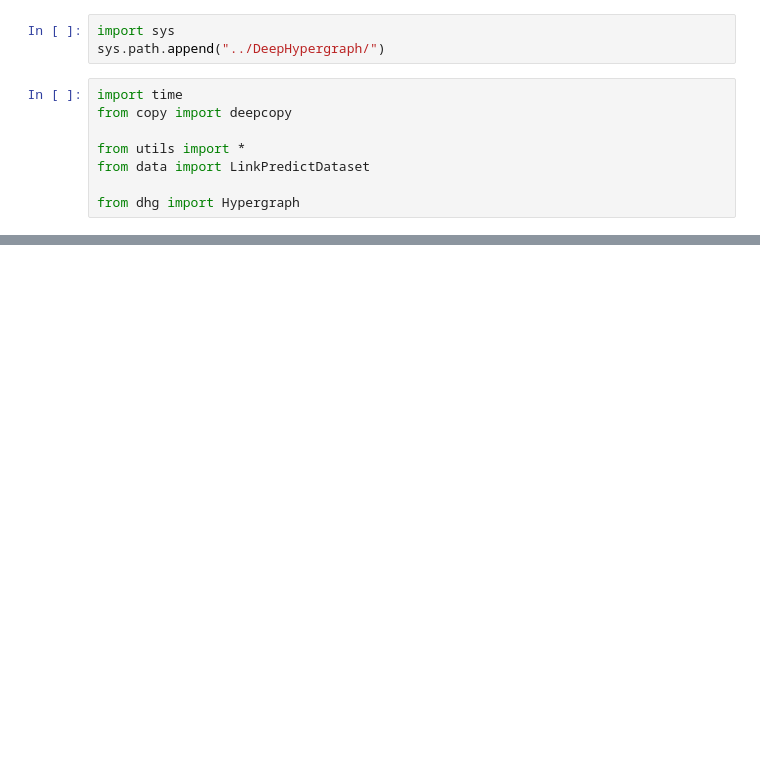
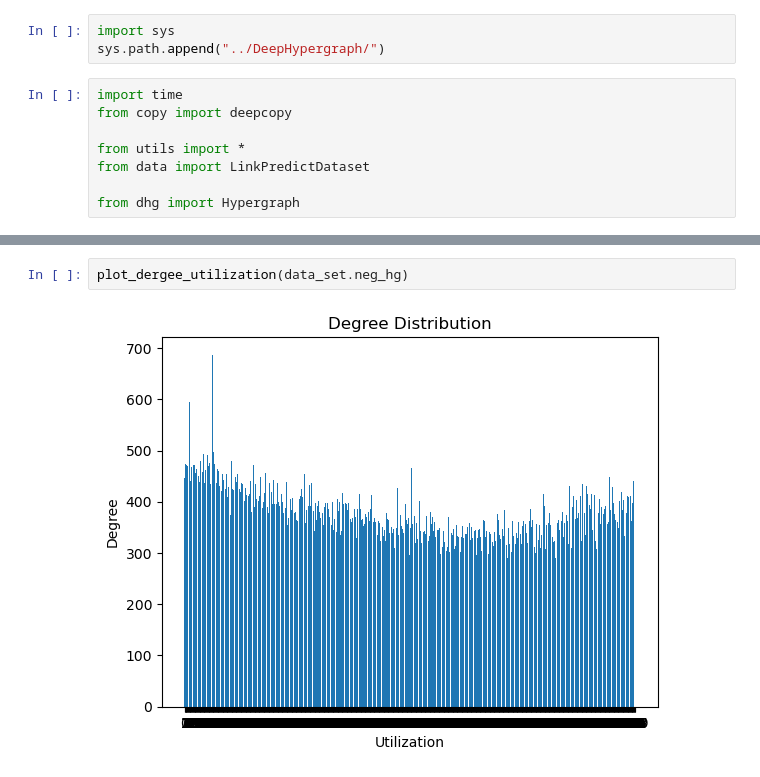
Before and after one commit to unccx/schedulability-prediction, a Jupyter notebook: dergee_visualization.ipynb, the cells around one changed output, grey strips where cells are left out. Drawn from its saved outputs; the diff is of its cells as text; blank space fills up the shorter version.

```diff
--- a/dergee_visualization.ipynb
+++ b/dergee_visualization.ipynb
@@ -17,0 +27,4 @@ plot_dergee_utilization(data_set.original_hg)
+# %%
+plot_dergee_utilization(data_set.neg_hg)
+# %% [output]
+[figure, added]
```
Also changed, not shown: parts of 4 cells of this notebook, 1 other file.
